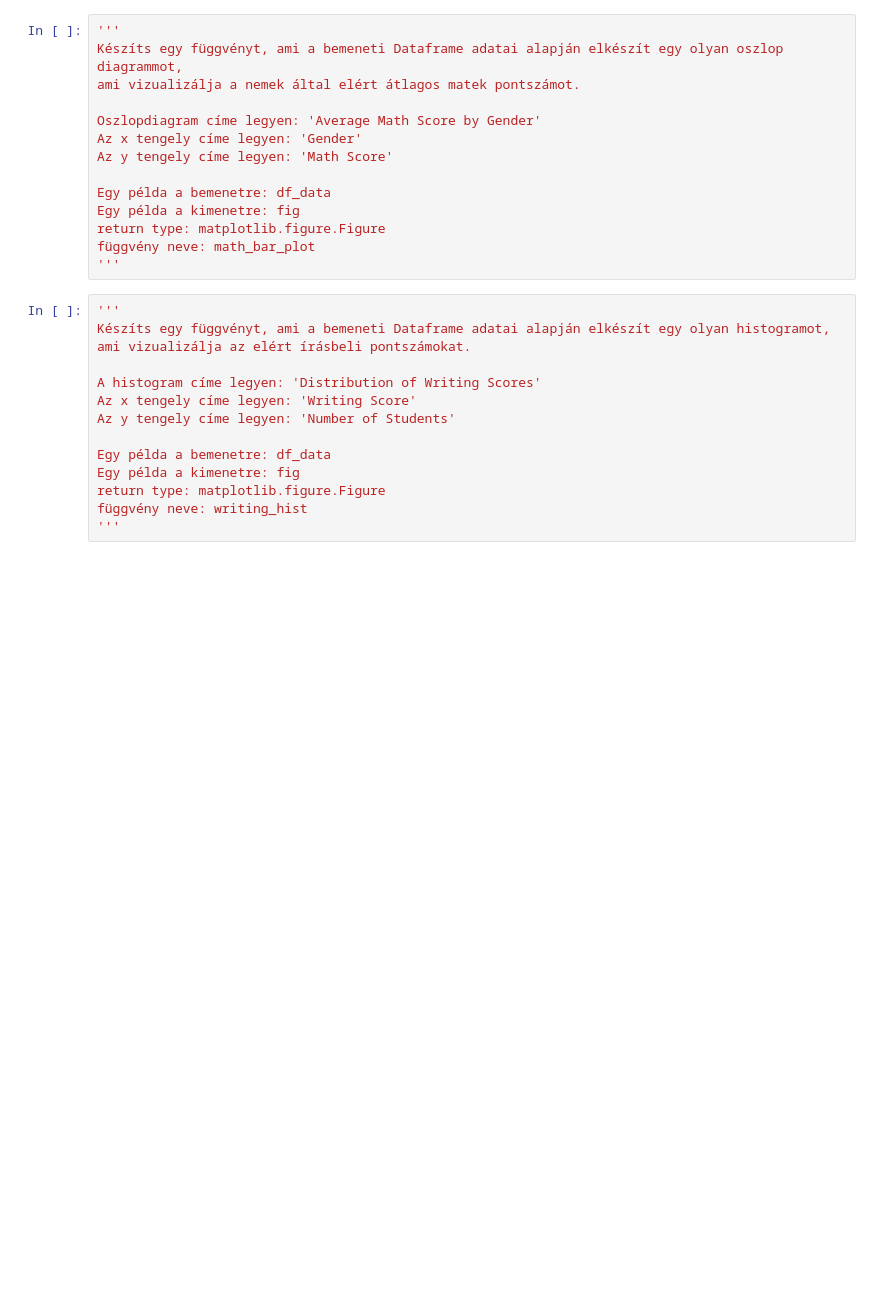
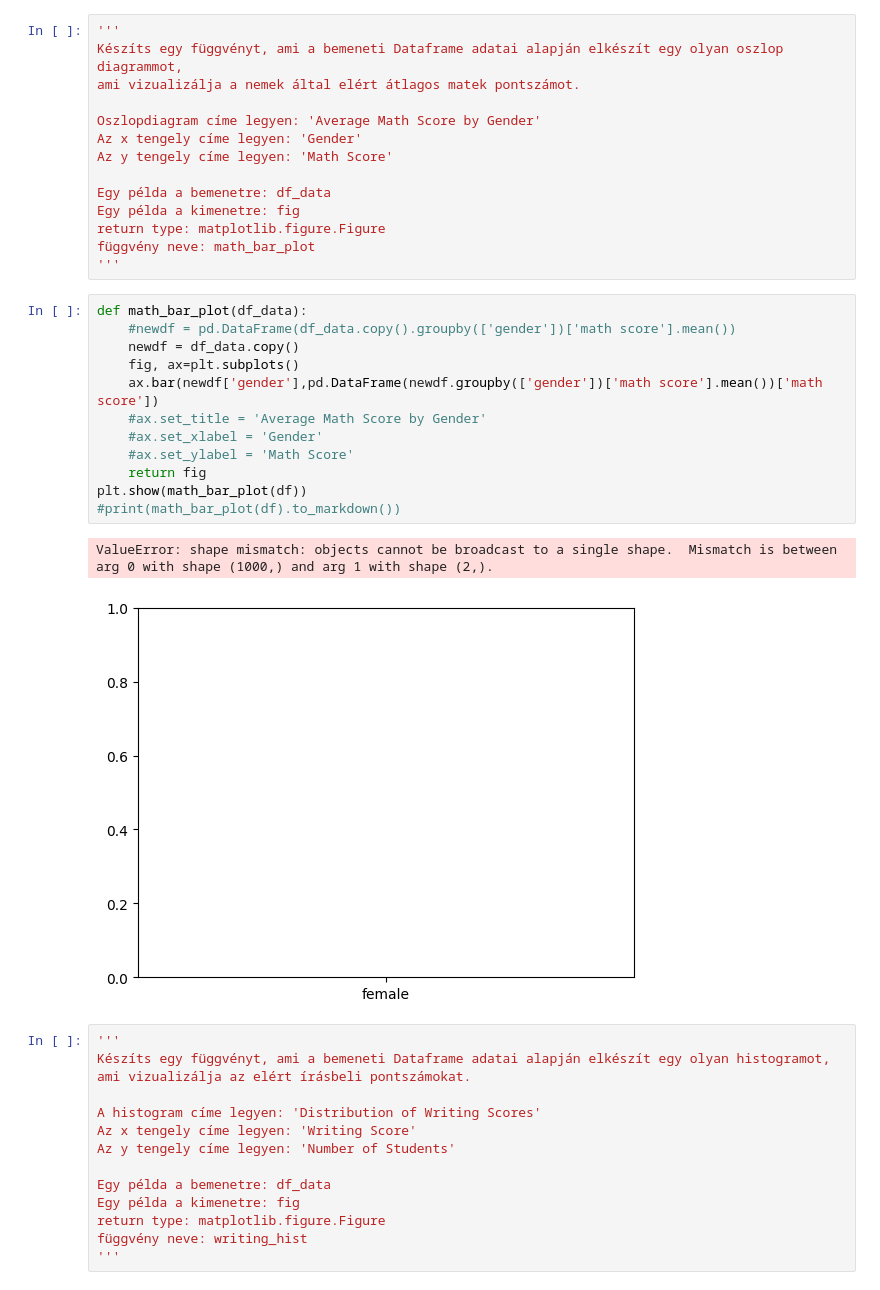
Before and after one commit to mbnczy/BEVADAT2022232, a Jupyter notebook: HAZI/HAZI04/HAZI04.ipynb, the cells around one changed output. Saved outputs shown, nothing was run; the diff lists cells and outputs as text; blank space fills up the shorter version.

Commit message:
hazi04ipynb todo mismatch problem

```diff
--- a/HAZI/HAZI04/HAZI04.ipynb
+++ b/HAZI/HAZI04/HAZI04.ipynb
@@ -213,6 +248,21 @@ Egy példa a kimenetre: fig
 return type: matplotlib.figure.Figure
 függvény neve: math_bar_plot
 '''
+# %%
+def math_bar_plot(df_data):
+    #newdf = pd.DataFrame(df_data.copy().groupby(['gender'])['math score'].mean())
+    newdf = df_data.copy()
+    fig, ax=plt.subplots()
+    ax.bar(newdf['gender'],pd.DataFrame(newdf.groupby(['gender'])['math score'].mean())['math score'])
+    #ax.set_title = 'Average Math Score by Gender'
+    #ax.set_xlabel = 'Gender'
+    #ax.set_ylabel = 'Math Score'
+    return fig
+plt.show(math_bar_plot(df))
+#print(math_bar_plot(df).to_markdown())
+# %% [output]
+ValueError: shape mismatch: objects cannot be broadcast to a single shape.  Mismatch is between arg 0 with shape (1000,) and arg 1 with shape (2,).
+[figure, added]
 # %%
 '''
 Készíts egy függvényt, ami a bemeneti Dataframe adatai alapján elkészít egy olyan histogramot,
```
Also changed, not shown: parts of 2 cells of this notebook.
